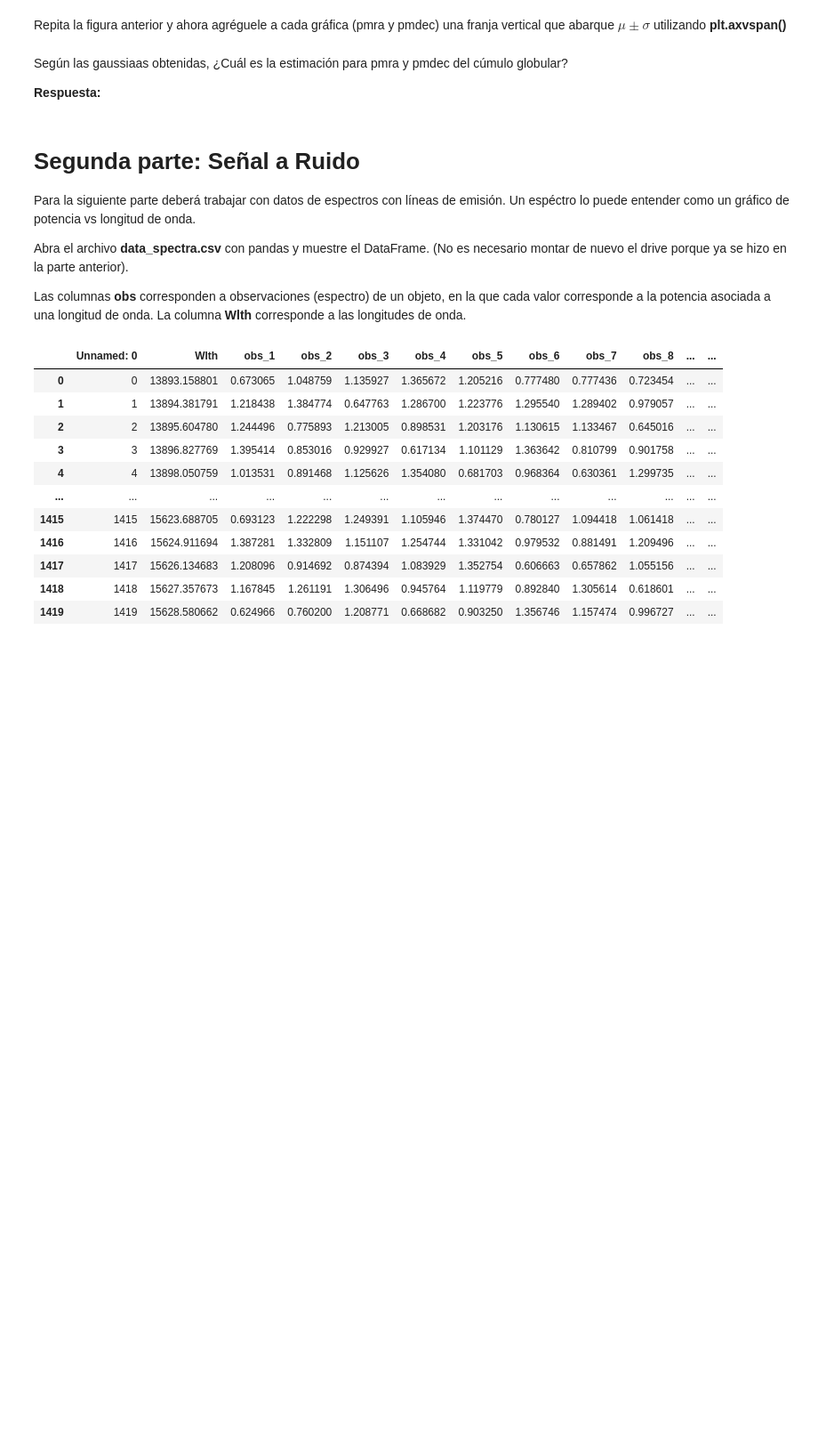
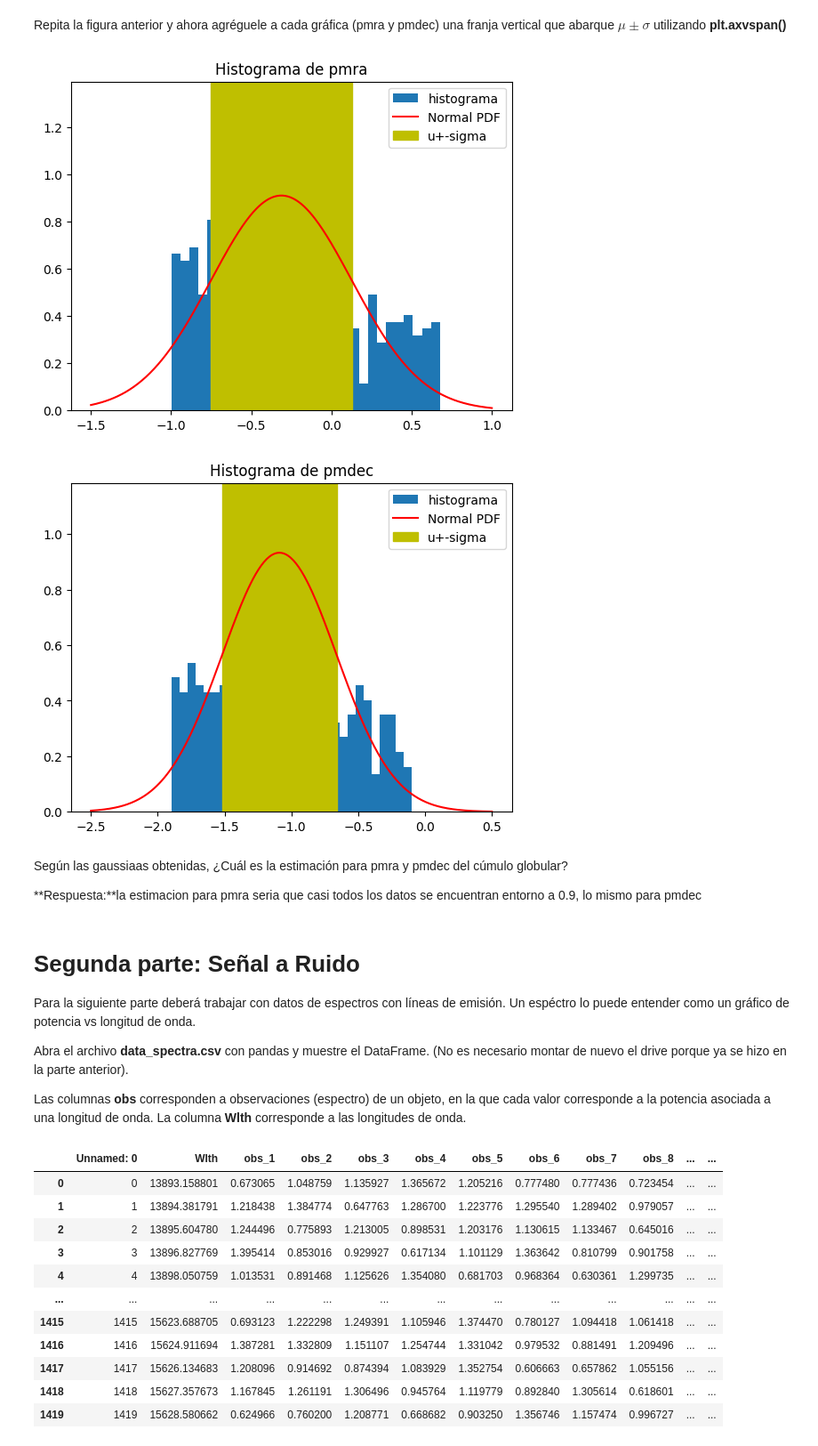
Before and after one commit to benjaaamin-waaa/Tarea-2, a Jupyter notebook: Tarea2.ipynb, the cells around one changed output. Shown: that part at 89% size. Drawn from its saved outputs; the diff is of its cells as text; code cells hidden in the pictures; blank space fills up the shorter version.

```diff
--- a/Tarea2.ipynb
+++ b/Tarea2.ipynb
@@ -215,9 +251,26 @@ Repita la gráfica anterior pero ahora tanto para pmra como para pmdec e incorpo
 # %% [markdown]
 Repita la figura anterior y ahora agréguele a cada gráfica (pmra y pmdec) una franja vertical que abarque $\mu \pm \sigma$ utilizando **plt.axvspan()**
+# %%
+plt.hist(pmra,bins=30,density=True,label='histograma')#incorporamos true en density para pmra
+plt.plot(x_pmra, fx_pmra.pdf(x_pmra), color = 'r', label='Normal PDF')
+plt.axvspan(mu_pmra-sigma_pmra,mu_pmra+sigma_pmra, color = 'y',label='u+-sigma')
+plt.legend(loc = 'upper right')
+plt.title(f'Histograma de pmra')
+plt.show()
+
+plt.hist(pmdec,bins=30,density=True,label='histograma')#incorporamos true en density para pmdec
+plt.plot(x_pmdec, fx_pmdec.pdf(x_pmdec), color = 'r', label='Normal PDF')
+plt.axvspan(mu_pmdec-sigma_pmdec,mu_pmdec+sigma_pmdec, color = 'y',label='u+-sigma')
+plt.legend(loc = 'upper right')
+plt.title(f'Histograma de pmdec')
+plt.show()
+# %% [output]
+[figure, added]
+[figure, added]
 # %% [markdown]
 Según las gaussiaas obtenidas, ¿Cuál es la estimación para pmra y pmdec del cúmulo globular?
 
-**Respuesta:**
+**Respuesta:**la estimacion para pmra seria que casi todos los datos se encuentran entorno a 0.9, lo mismo para pmdec
 # %% [markdown]
 # Segunda parte: Señal a Ruido
 Para la siguiente parte deberá trabajar con datos de espectros con líneas de emisión. Un espéctro lo puede entender como un gráfico de potencia vs longitud de onda.
```
Also changed, not shown: parts of 19 cells of this notebook.
